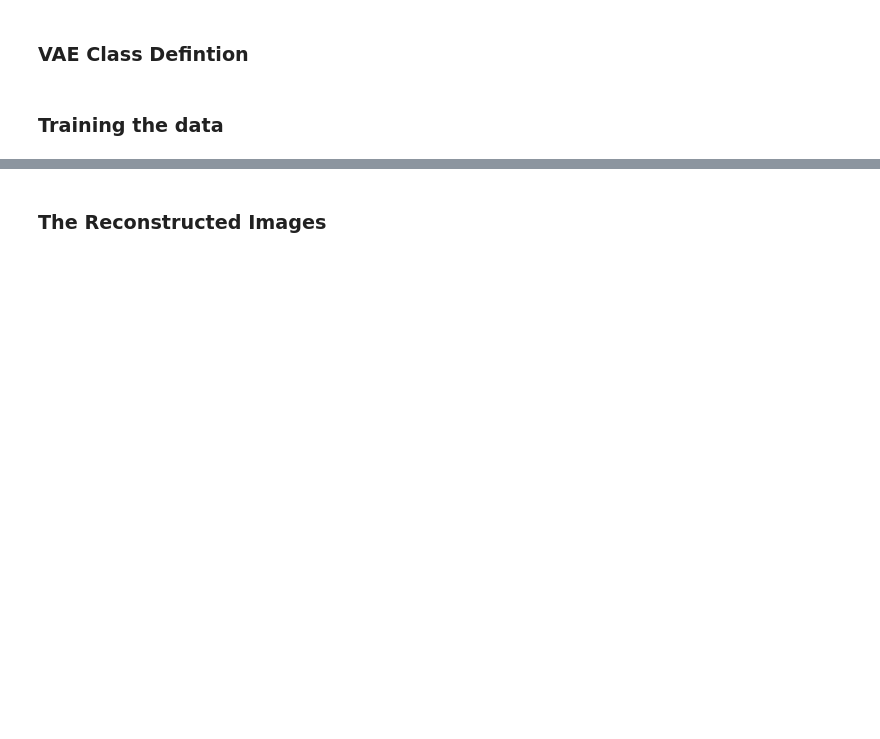
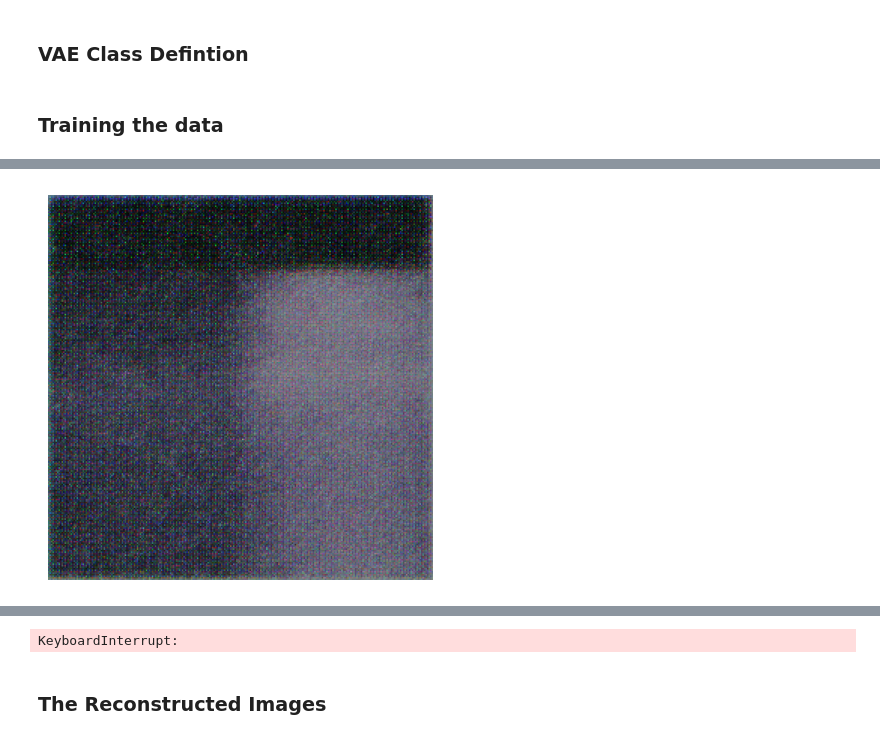
Before and after one commit to sseeaamuss/myVAE, a Jupyter notebook: VAE_Notebook.ipynb, the cells around one changed output, grey strips where cells are left out. Drawn from its saved outputs; the diff is of its cells as text; code cells hidden in the pictures; blank space fills up the shorter version.

```diff
--- a/VAE_Notebook.ipynb
+++ b/VAE_Notebook.ipynb
@@ -224,4 +260,5 @@ for epoch in range(vae_config["NUM_EPOCHS"]):
     if epoch % 10 == 0:
         with torch.no_grad():
             sampled_images = model.sample(num_samples=4)
-            draw_image_grid(recon_batch.cpu())
+            draw_image(recon_batch.cpu(), save_image = True, epoch=epoch, path = "training_images", outfile_name = "log_spec")
+# %% [output]
@@ -227,0 +266 @@ for epoch in range(vae_config["NUM_EPOCHS"]):
+[figure, added]
@@ -228,3 +269,4 @@ for epoch in range(vae_config["NUM_EPOCHS"]):
+KeyboardInterrupt:
 # %% [markdown]
 ### The Reconstructed Images
 # %%
```
Also changed, not shown: parts of 9 cells of this notebook.
